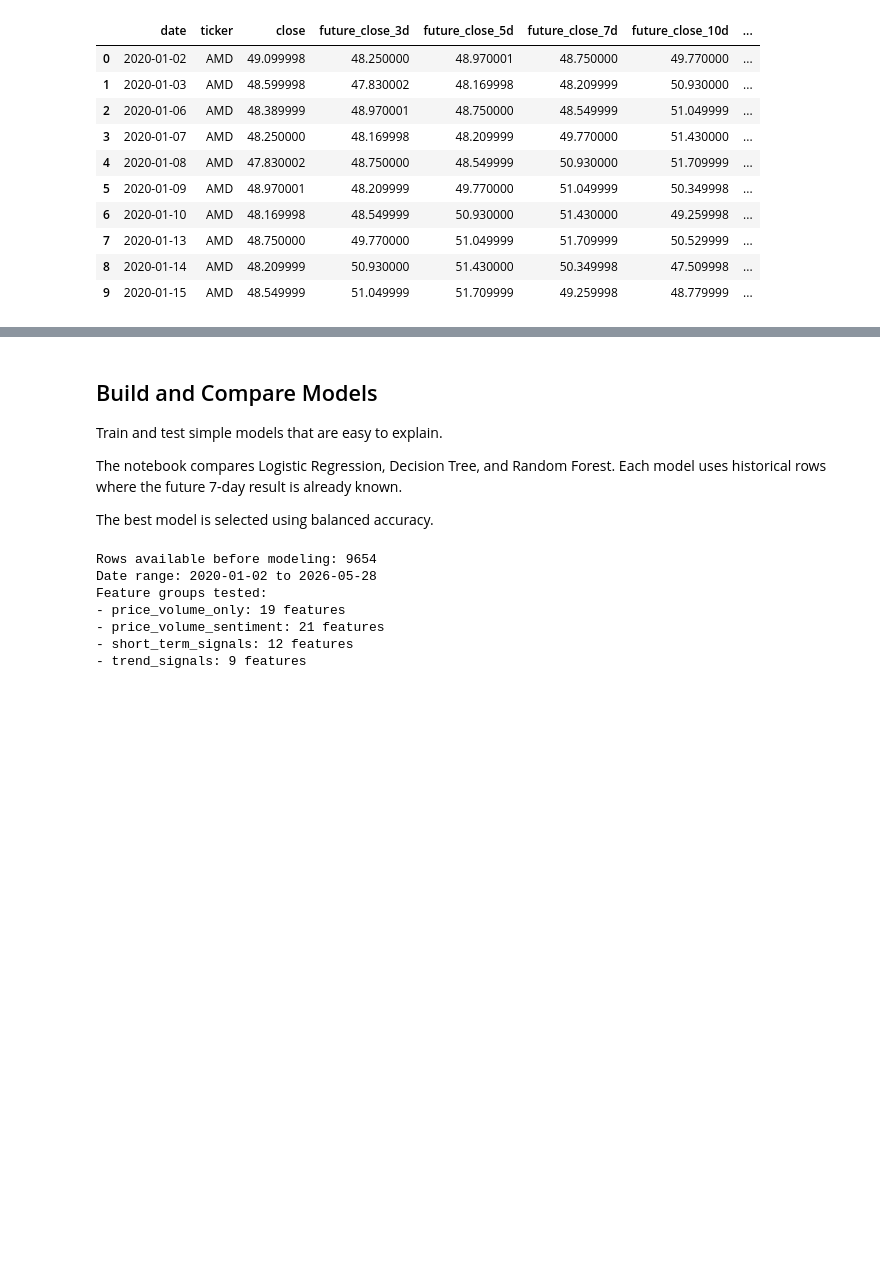
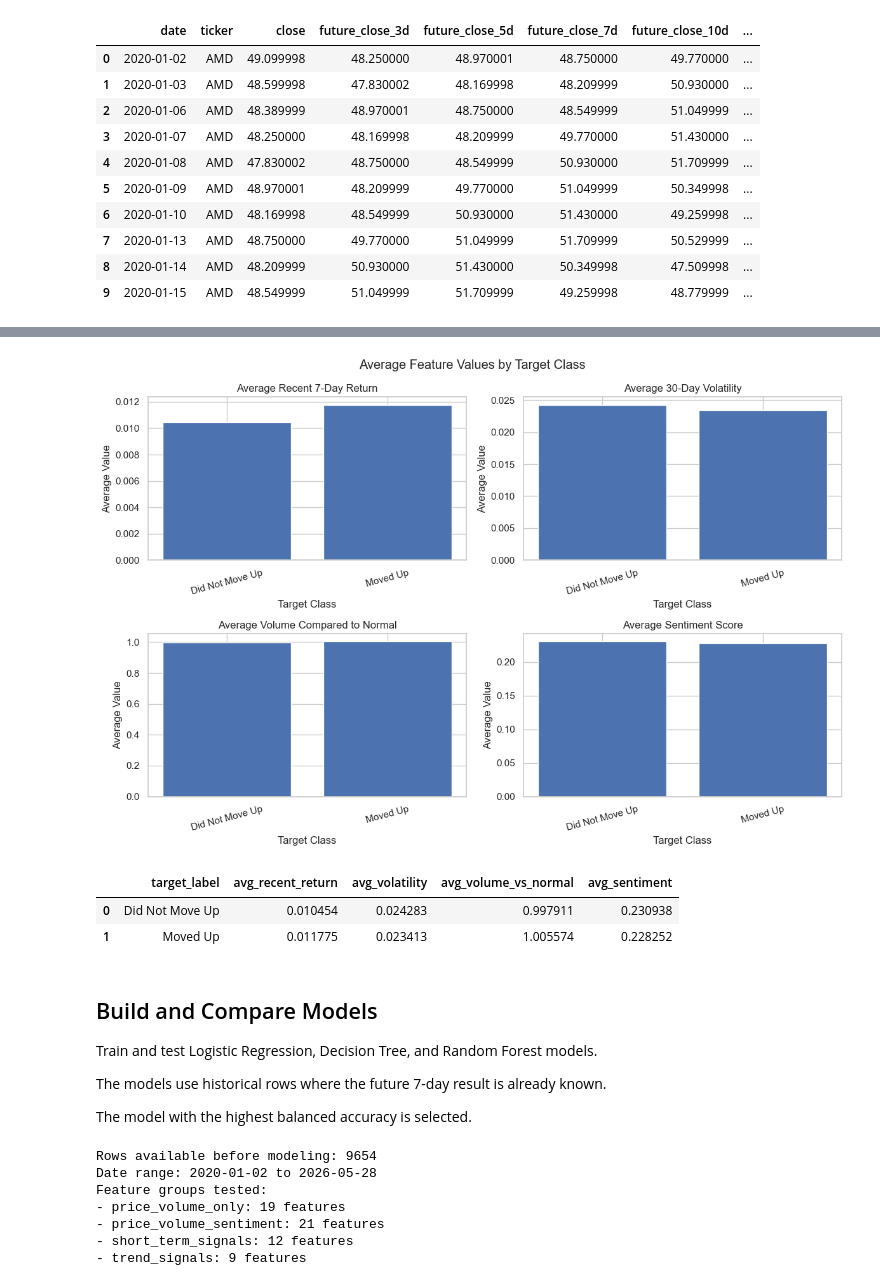
Before and after one commit to 4sciencee/MIS433-Final-Project, a Jupyter notebook: notebooks/AI_Investment_Signals.ipynb, the cells around one changed output, grey strips where cells are left out. Drawn from its saved outputs; the diff is of its cells as text; code cells hidden in the pictures; blank space fills up the shorter version.

```diff
--- a/notebooks/AI_Investment_Signals.ipynb
+++ b/notebooks/AI_Investment_Signals.ipynb
@@ -558,10 +586,44 @@ latest_prediction_df.to_csv("data/processed/latest_prediction_rows.csv", index=F
+# %%
+target_feature_summary = target_eda_df.groupby("target_label").agg(
+    avg_recent_return=("return_7d", "mean"),
+    avg_volatility=("volatility_30d", "mean"),
+    avg_volume_vs_normal=("volume_vs_avg_30d", "mean"),
+    avg_sentiment=("avg_sentiment_score", "mean")
+).reset_index()
+
+fig, axes = plt.subplots(2, 2, figsize=(12, 8))
+charts = [
+    ("avg_recent_return", "Average Recent 7-Day Return"),
+    ("avg_volatility", "Average 30-Day Volatility"),
+    ("avg_volume_vs_normal", "Average Volume Compared to Normal"),
+    ("avg_sentiment", "Average Sentiment Score")
+]
+
+for ax, (column, title) in zip(axes.flatten(), charts):
+    ax.bar(target_feature_summary["target_label"], target_feature_summary[column])
+    ax.set_title(title)
+    ax.set_xlabel("Target Class")
+    ax.set_ylabel("Average Value")
+    ax.tick_params(axis="x", rotation=15)
+
+plt.suptitle("Average Feature Values by Target Class")
+plt.tight_layout()
+plt.savefig("outputs/charts/target_feature_comparison.png", dpi=300, bbox_inches="tight")
+plt.show()
+
+target_feature_summary
+# %% [output]
+[figure, added]
+|  | target_label | avg_recent_return | avg_volatility | avg_volume_vs_normal | avg_sentiment |
+| 0 | Did Not Move Up | 0.010454 | 0.024283 | 0.997911 | 0.230938 |
+| 1 | Moved Up | 0.011775 | 0.023413 | 1.005574 | 0.228252 |
 # %% [markdown]
 ## Build and Compare Models
-Train and test simple models that are easy to explain.
+Train and test Logistic Regression, Decision Tree, and Random Forest models.
 
-The notebook compares Logistic Regression, Decision Tree, and Random Forest. Each model uses historical rows where the future 7-day result is already known.
+The models use historical rows where the future 7-day result is already known.
 
-The best model is selected using balanced accuracy.
+The model with the highest balanced accuracy is selected.
 # %%
 from sklearn.compose import ColumnTransformer
 from sklearn.dummy import DummyClassifier
```
Also changed, not shown: parts of 16 cells of this notebook, 6 other files.
